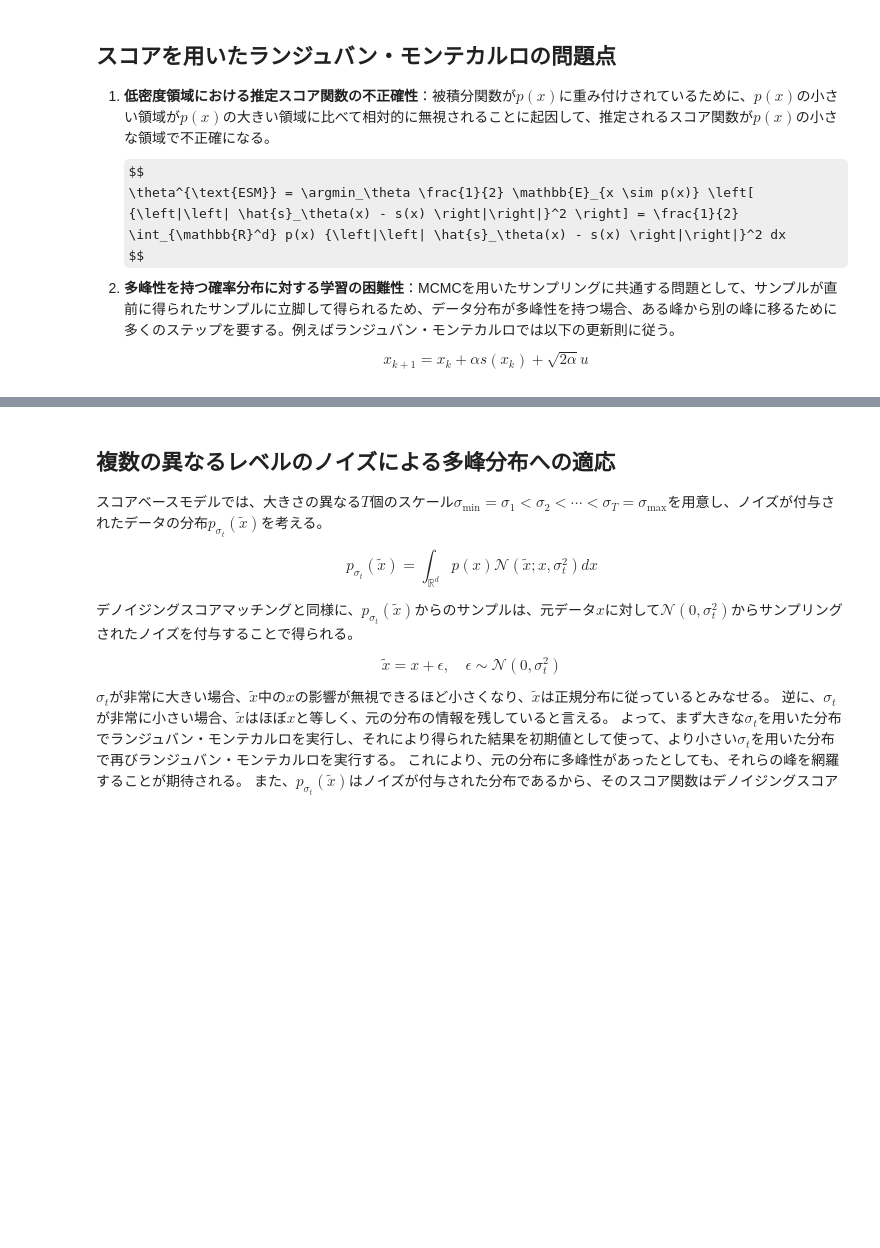
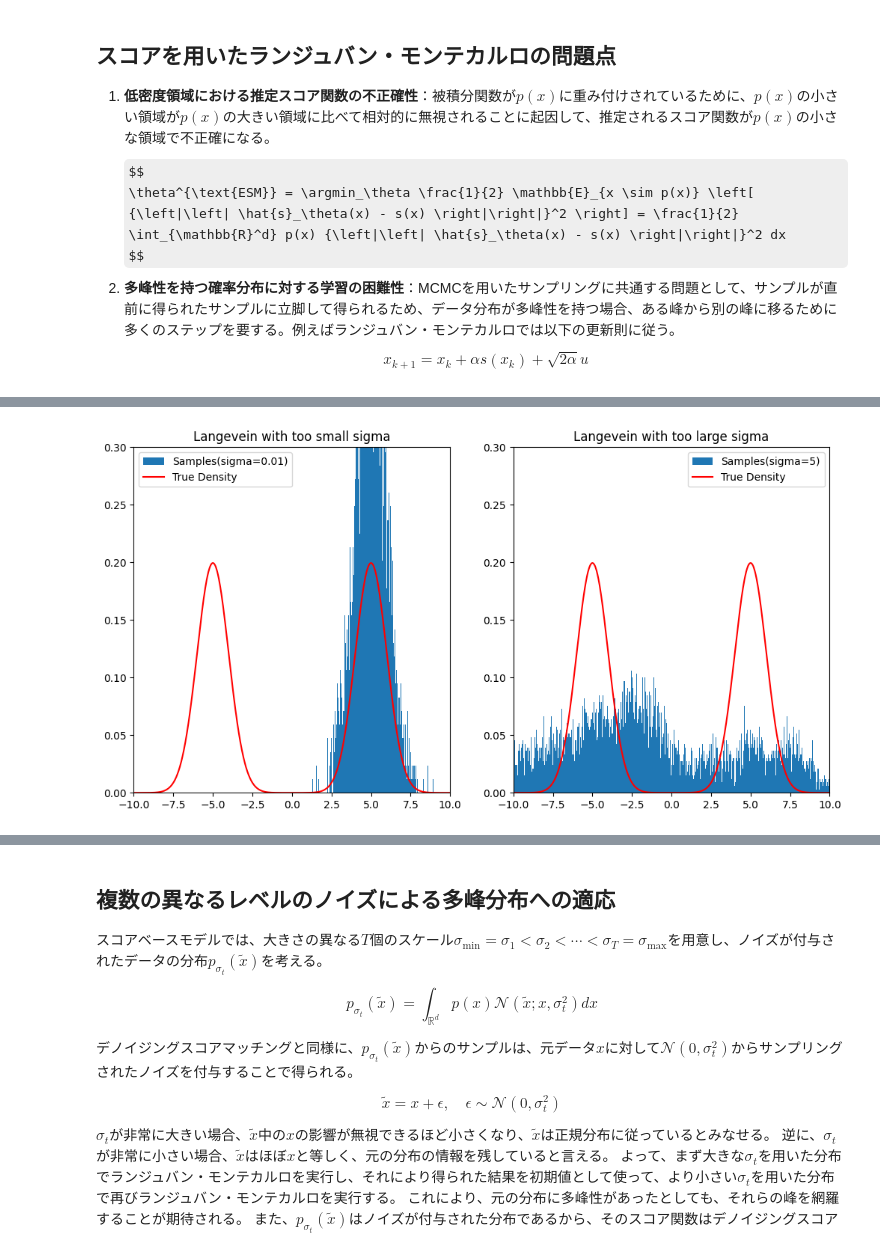
Before and after one commit to NaoyukiKita/Diffusion, a Jupyter notebook: 4-ScoreBasedModel.ipynb, the cells around one changed output, grey strips where cells are left out. Saved outputs shown, nothing was run; the diff lists cells and outputs as text; code cells hidden in the pictures; some formulas as TeX source; blank space fills up the shorter version.

```diff
--- a/4-ScoreBasedModel.ipynb
+++ b/4-ScoreBasedModel.ipynb
@@ -47,19 +18,0 @@ $\alpha$、およびサンプル数を極端に小さく定めると、サンプ
-# %%
-nu = 10
-
-def scoreFunction(x):
-    return - 4 * x * (x**2 - 1)
-
-K = 1000
-burnin = 100
-sample = list()
-x = 1
-alpha = 0.001
-for k in range(K):
-    u = random.gauss(0, 1)
-    x = x + alpha * scoreFunction(x) + ((2 * alpha) ** 0.5) * u
-    if k >= burnin:
-        sample.append(x)
-
-print(f"Target Average: 0.0000")
-print(f"Sample Average: {statistics.mean(sample):.4f}")
@@ -68,0 +62,70 @@ Sample Average: 1.1055
+# %%
+distributions = {
+    "mixture_ratio": [0.5, 0.5],
+    "means": [-5, 5],
+    "variances": [1.0, 1.0]
+}
+
+def gaussPdf(x, mu, variance):
+    return (1 / math.sqrt(2 * math.pi * variance)) * math.exp(-((x-mu)**2)/(2*variance))
+
+def gmmPdf(x, distributions):
+    K = len(distributions["mixture_ratio"])
+    return sum([
+        distributions["mixture_ratio"][k] * gaussPdf(x, distributions["means"][k], distributions["variances"][k])
+        for k in range(K)
+    ])
+
+def langeveinMonteCarlo(distributions, sigma, size, init_x, alpha=0.1):
+    def scoreFunction(x, distributions, sigma):
+        K = len(distributions["mixture_ratio"])
+
+        gmmPdfs = [
+                distributions["mixture_ratio"][k] * gaussPdf(x, distributions["means"][k], distributions["variances"][k])
+                for k in range(K)
+            ]
+        responsibilities = [pdf / sum(gmmPdfs) for pdf in gmmPdfs]
+
+        return sum([
+            responsibilities[k] * (-(x - distributions["means"][k])/(sigma**2 + distributions["variances"][k]**2))
+            for k in range(K)
+        ])
+
+    x = init_x
+    burnin = size // 10
+    sample = list()
+    for i in range(size+burnin):
+        u = random.gauss(0, 1)
+        x = x + alpha * scoreFunction(x, distributions, sigma) + ((2 * alpha) ** 0.5) * u
+        if i >= burnin:
+            sample.append(x)
+
+    return sample
+
+size = 10000; init_x = 0
+# Case 1: too small sigma
+sample_1 = langeveinMonteCarlo(distributions, 0.001, size, init_x)
+# Case 2: too large sigma
+sample_2 = langeveinMonteCarlo(distributions, 5.0, size, init_x)
+
+bins = size // 10
+x_limit = [-10, 10]; y_limit = [0, 0.3]
+x_range = [x_limit[0] + (x_limit[1]-x_limit[0]) * i / 1000 for i in range(1000)]
+truth = [gmmPdf(x, distributions) for x in x_range]
+fig, axes = plt.subplots(1, 2, figsize=(12, 6))
+axes[0].hist(sample_1, bins=bins, density=True, label="Samples(sigma=0.01)")
+axes[0].plot(x_range, truth, color="red", label="True Density")
+axes[0].set_xlim(x_limit)
+axes[0].set_ylim(y_limit)
+axes[0].set_title("Langevein with too small sigma")
+axes[0].legend()
+axes[1].hist(sample_2, bins=bins, density=True, label="Samples(sigma=5)")
+axes[1].plot(x_range, truth, color="red", label="True Density")
+axes[1].set_xlim(x_limit)
+axes[1].set_ylim(y_limit)
+axes[1].set_title("Langevein with too large sigma")
+axes[1].legend()
+
+plt.show()
+# %% [output]
+[figure, added]
```
Also changed, not shown: parts of 13 cells of this notebook, 2 other files.
